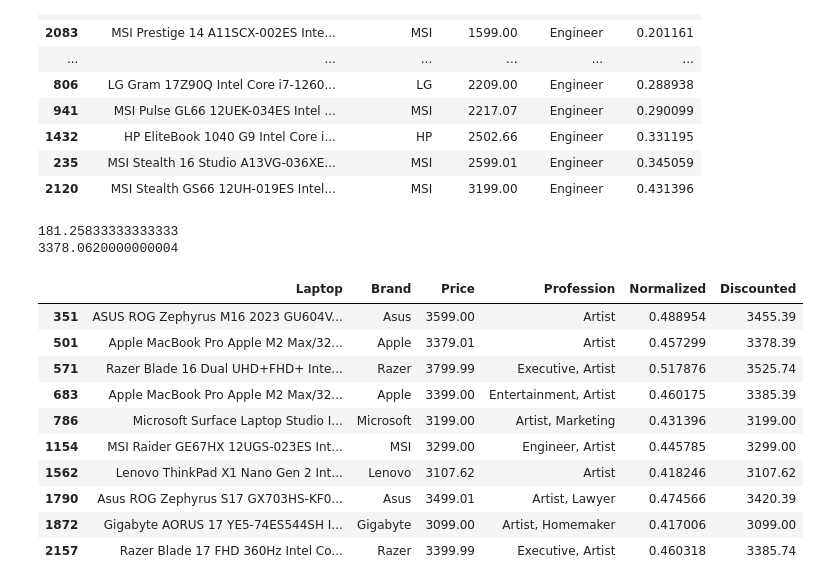
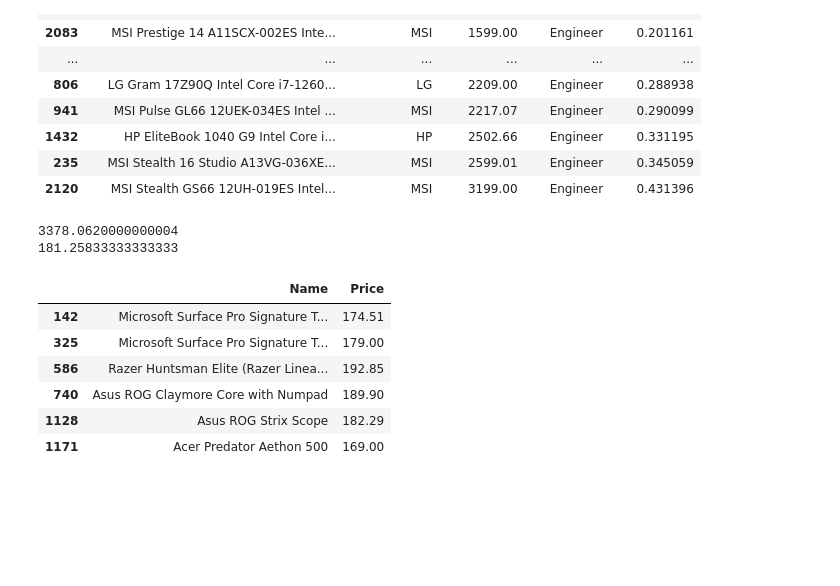
Before and after one commit to norm4nn/Snus-Solutions, a Jupyter notebook: datasets.ipynb, the cells around one changed output. Saved outputs shown, nothing was run; the diff lists cells and outputs as text; code cells hidden in the pictures; blank space fills up the shorter version.

```diff
--- a/datasets.ipynb
+++ b/datasets.ipynb
@@ -261,43 +261,41 @@ def recommend_products(customer: Customer, *args) -> list[pd.DataFrame]:
 
     def filter_products(products):
         st_dev = np.std(products["Normalized"]) * customer.power
         pred_products = products[products["Profession"].str.contains(customer.profession)]
         pred_products = pred_products[(pred_products["Normalized"] > customer.funds - st_dev) & (pred_products["Normalized"] < customer.funds + st_dev)]
         return pred_products
 
     def calculate_discount(products):
         prod_mean = np.mean(products["Price"])
         print(prod_mean)
         products["Discounted"] = products["Price"]-prod_mean
         for index, discounted_price in products["Discounted"].items():
             # Calculate discounted price for the current product
             new_discounted_price = products.at[index, "Price"] - max(discounted_price, 0) * customer.possible_discount
             # Update the value in the DataFrame
             products.at[index, "Discounted"] = new_discounted_price
         products["Discounted"] = products["Discounted"].apply(lambda x: round(x, 2))
         return products
 
 
     """pred_laptops = filter_products(laptops)
     pred_keyboards = filter_products(keyboards)"""
 
     predictions = [filter_products(arg) for arg in args]
     predictions = [calculate_discount(p) for p  in predictions]
 
     return predictions
 
-recommend_products(customer, keyboards, laptops)[1]
+products = recommend_products(customer, laptops, keyboards)
+products = [products[0].loc[:, ["Laptop", "Price"]], products[1].loc[:, ["Name", "Price"]]]
+products[1]
 # %% [output]
+3378.0620000000004
 181.25833333333333
-3378.0620000000004
-|  | Laptop | Brand | Price | Profession | Normalized | Discounted |
-| 351 | ASUS ROG Zephyrus M16 2023 GU604V... | Asus | 3599.00 | Artist | 0.488954 | 3455.39 |
-| 501 | Apple MacBook Pro Apple M2 Max/32... | Apple | 3379.01 | Artist | 0.457299 | 3378.39 |
-| 571 | Razer Blade 16 Dual UHD+FHD+ Inte... | Razer | 3799.99 | Executive, Artist | 0.517876 | 3525.74 |
-| 683 | Apple MacBook Pro Apple M2 Max/32... | Apple | 3399.00 | Entertainment, Artist | 0.460175 | 3385.39 |
-| 786 | Microsoft Surface Laptop Studio I... | Microsoft | 3199.00 | Artist, Marketing | 0.431396 | 3199.00 |
-| 1154 | MSI Raider GE67HX 12UGS-023ES Int... | MSI | 3299.00 | Engineer, Artist | 0.445785 | 3299.00 |
-| 1562 | Lenovo ThinkPad X1 Nano Gen 2 Int... | Lenovo | 3107.62 | Artist | 0.418246 | 3107.62 |
-| 1790 | Asus ROG Zephyrus S17 GX703HS-KF0... | Asus | 3499.01 | Artist, Lawyer | 0.474566 | 3420.39 |
-| 1872 | Gigabyte AORUS 17 YE5-74ES544SH I... | Gigabyte | 3099.00 | Artist, Homemaker | 0.417006 | 3099.00 |
-| 2157 | Razer Blade 17 FHD 360Hz Intel Co... | Razer | 3399.99 | Executive, Artist | 0.460318 | 3385.74 |
+|  | Name | Price |
+| 142 | Microsoft Surface Pro Signature T... | 174.51 |
+| 325 | Microsoft Surface Pro Signature T... | 179.00 |
+| 586 | Razer Huntsman Elite (Razer Linea... | 192.85 |
+| 740 | Asus ROG Claymore Core with Numpad | 189.90 |
+| 1128 | Asus ROG Strix Scope | 182.29 |
+| 1171 | Acer Predator Aethon 500 | 169.00 |
```
